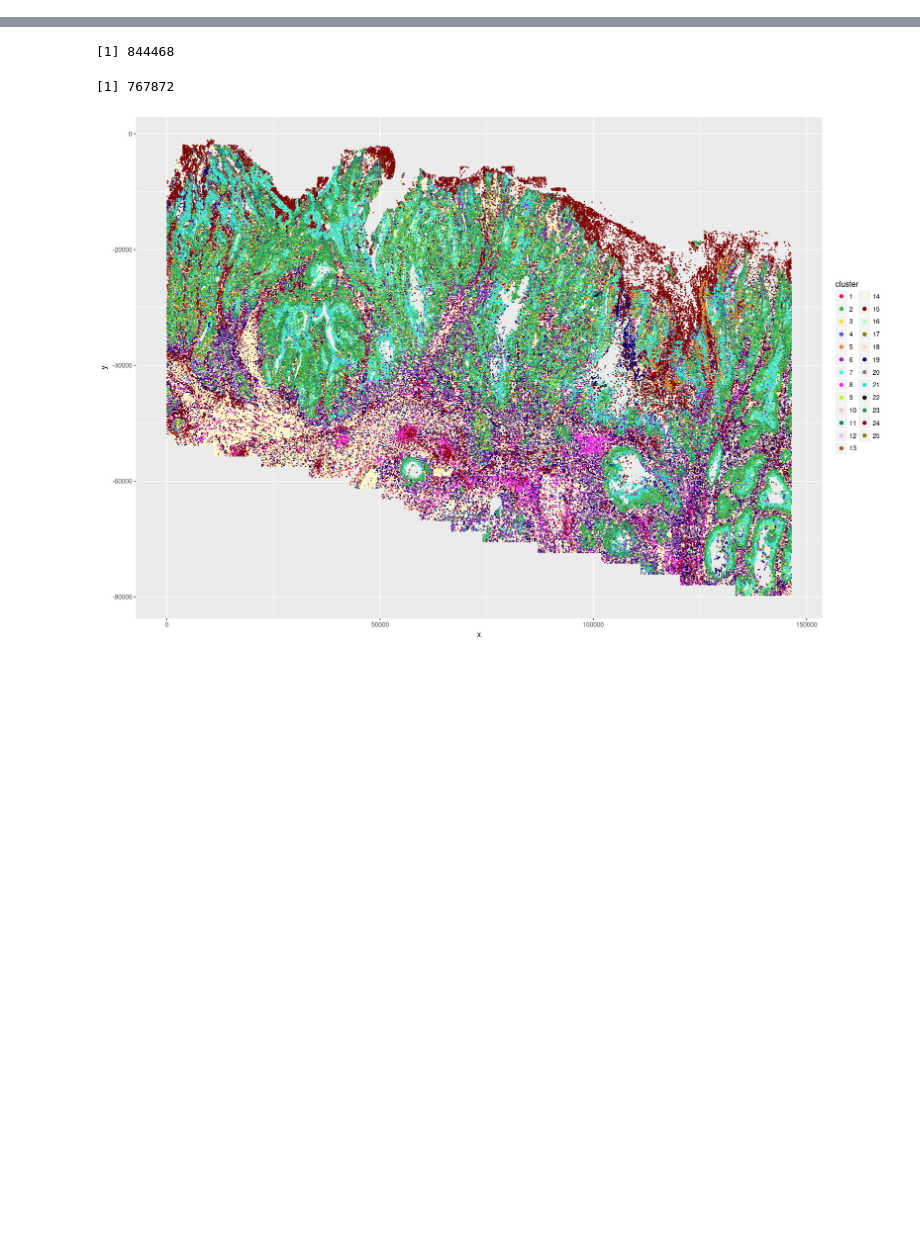
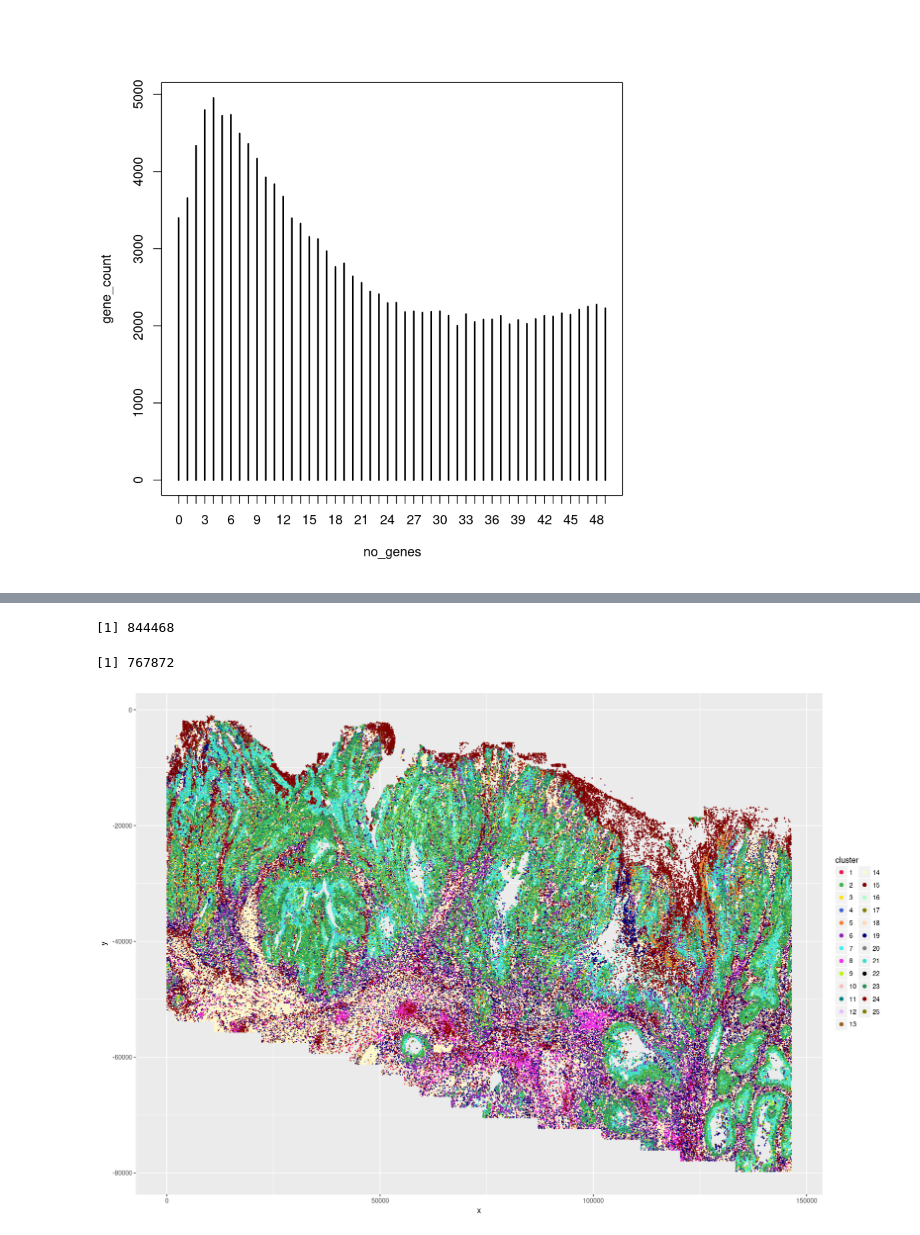
Before and after one commit to seasoncloud/HubID, a Jupyter notebook: GaussianPrior/clusterNMF.ipynb, the cells around one changed output, grey strips where cells are left out. Saved outputs shown, nothing was run; the diff lists cells and outputs as text; code cells hidden in the pictures; blank space fills up the shorter version.

```diff
--- a/GaussianPrior/clusterNMF.ipynb
+++ b/GaussianPrior/clusterNMF.ipynb
@@ -9,3 +9,9 @@ cluster = apply(exp_norm,1,which.max)
 # get cells not included
 path1 = '/gladstone/engelhardt/pelka-collaboration/HuColonCa-FFPE-ImmuOnco-LH_VMSC02001_20220427/HuColonCa-FFPE-ImmuOnco-LH_VMSC02001_20220427/cellpose_cell_by_gene_goodgenes_noblanks.csv'
 count = read.csv(path1, row.names = 1)
+# %%
+no_genes = rowSums(count > 0)
+gene_count = table(no_genes)[1:50]
+plot(gene_count)
+# %% [output]
+[figure, added]
```
Also changed, not shown: parts of 7 cells of this notebook.
